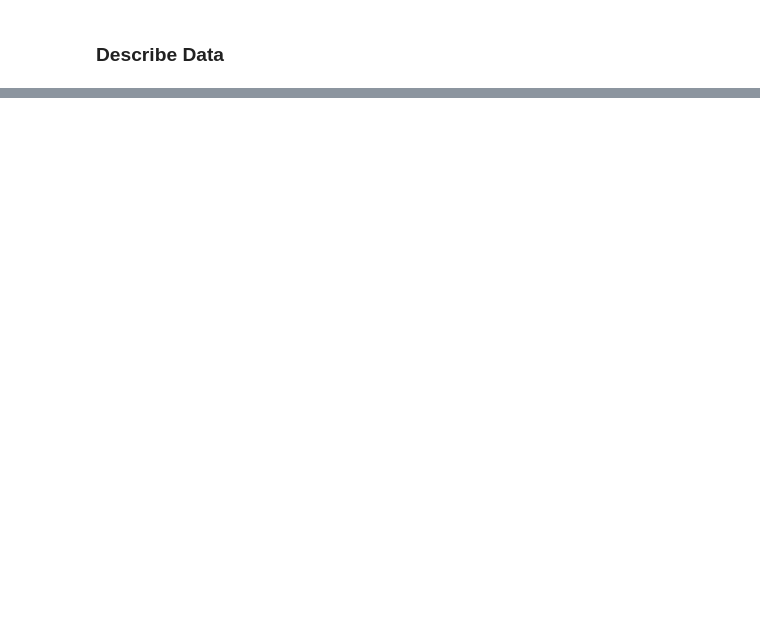
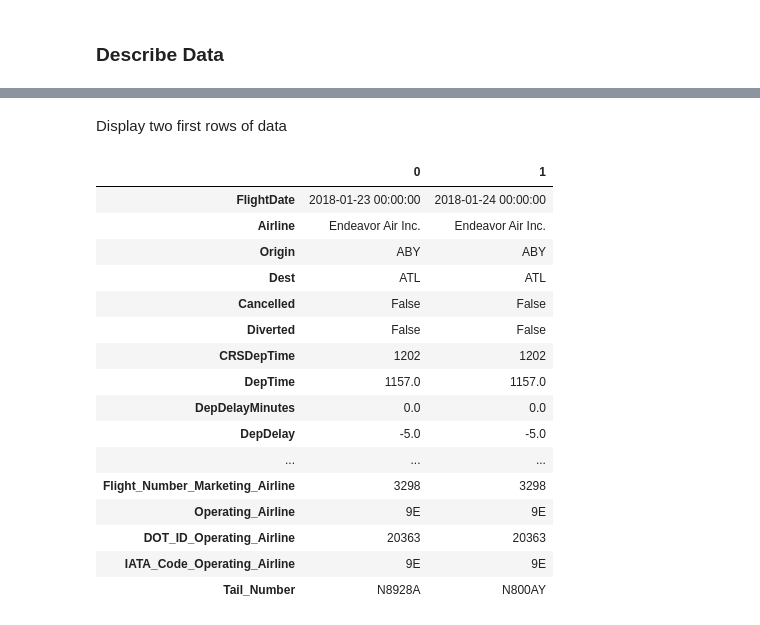
Before and after one commit to oliversvane/MBML-Project-2023, a Jupyter notebook: notebook.ipynb, the cells around one changed output, grey strips where cells are left out. Drawn from its saved outputs; the diff is of its cells as text; code cells hidden in the pictures; blank space fills up the shorter version.

```diff
--- a/notebook.ipynb
+++ b/notebook.ipynb
@@ -64,0 +69,7 @@ airline_df = pd.read_csv('data/Airlines.csv')
+# %%
+pd.set_option('display.notebook_repr_html', True)
+
+def _repr_latex_(self):
+    return "\centering{%s}" % self.to_latex()
+
+pd.DataFrame._repr_latex_ = _repr_latex_  # monkey patch pandas DataFrame
@@ -65,2 +80,5 @@ airline_df = pd.read_csv('data/Airlines.csv')
+# %%
+# set max number of rows of dataframe
+pd.set_option('display.max_rows', 80)
 # %% [markdown]
 ### Describe Data
@@ -75,0 +85,23 @@ main_df.head()
+# %% [markdown]
+Display two first rows of data
+# %%
+# transposing dataframe and displaying in two different cells for compatability with pdf conversion
+pd.DataFrame(main_df.iloc[:2,:30].T)
+# %% [output]
+|  | 0 | 1 |
+| FlightDate | 2018-01-23 00:00:00 | 2018-01-24 00:00:00 |
+| Airline | Endeavor Air Inc. | Endeavor Air Inc. |
+| Origin | ABY | ABY |
+| Dest | ATL | ATL |
+| Cancelled | False | False |
+| Diverted | False | False |
+| CRSDepTime | 1202 | 1202 |
+| DepTime | 1157.0 | 1157.0 |
+| DepDelayMinutes | 0.0 | 0.0 |
+| DepDelay | -5.0 | -5.0 |
+| ... | ... | ... |
+| Flight_Number_Marketing_Airline | 3298 | 3298 |
+| Operating_Airline | 9E | 9E |
+| DOT_ID_Operating_Airline | 20363 | 20363 |
+| IATA_Code_Operating_Airline | 9E | 9E |
+| Tail_Number | N8928A | N800AY |
```
Also changed, not shown: parts of 8 cells of this notebook, 3 other files.
